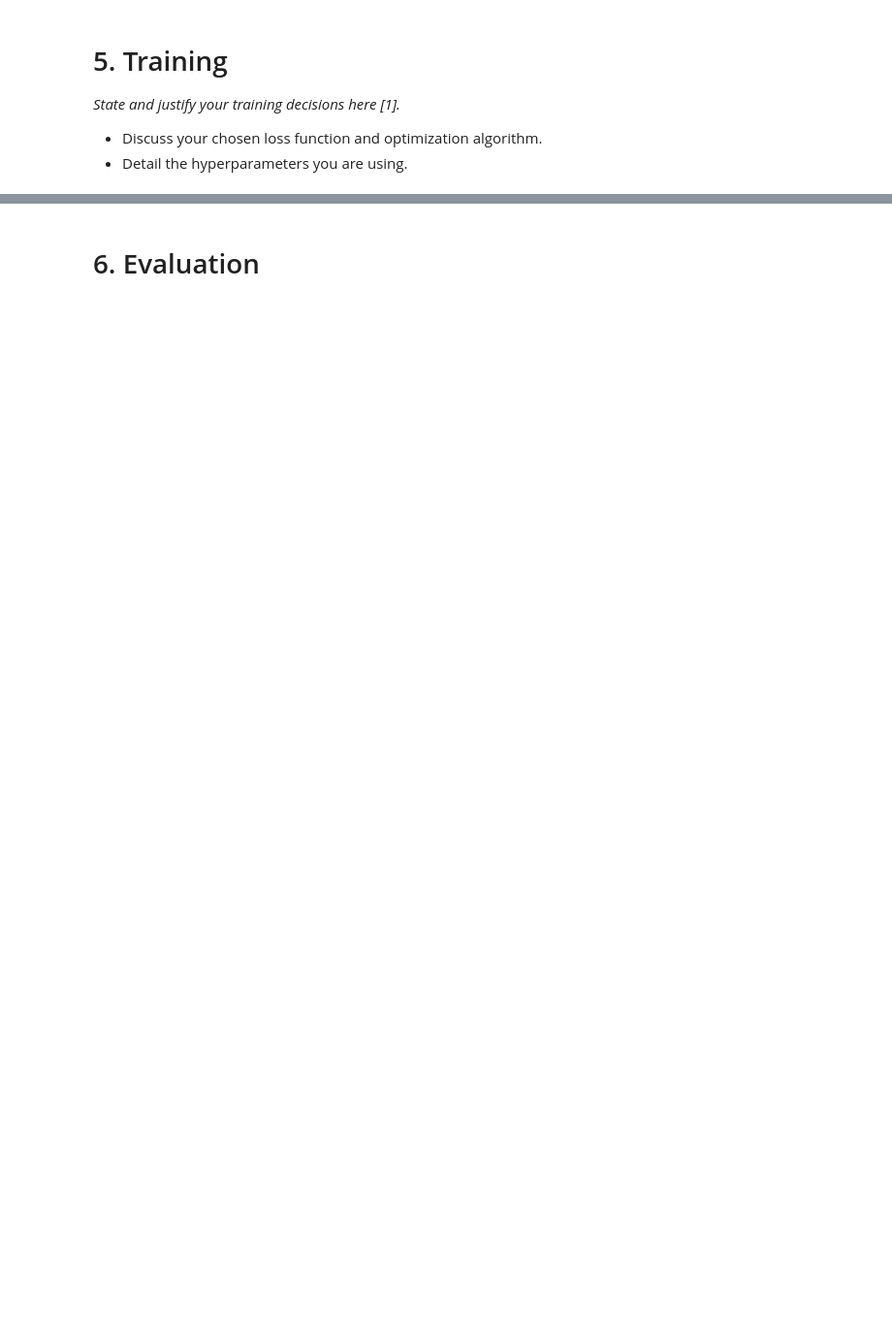
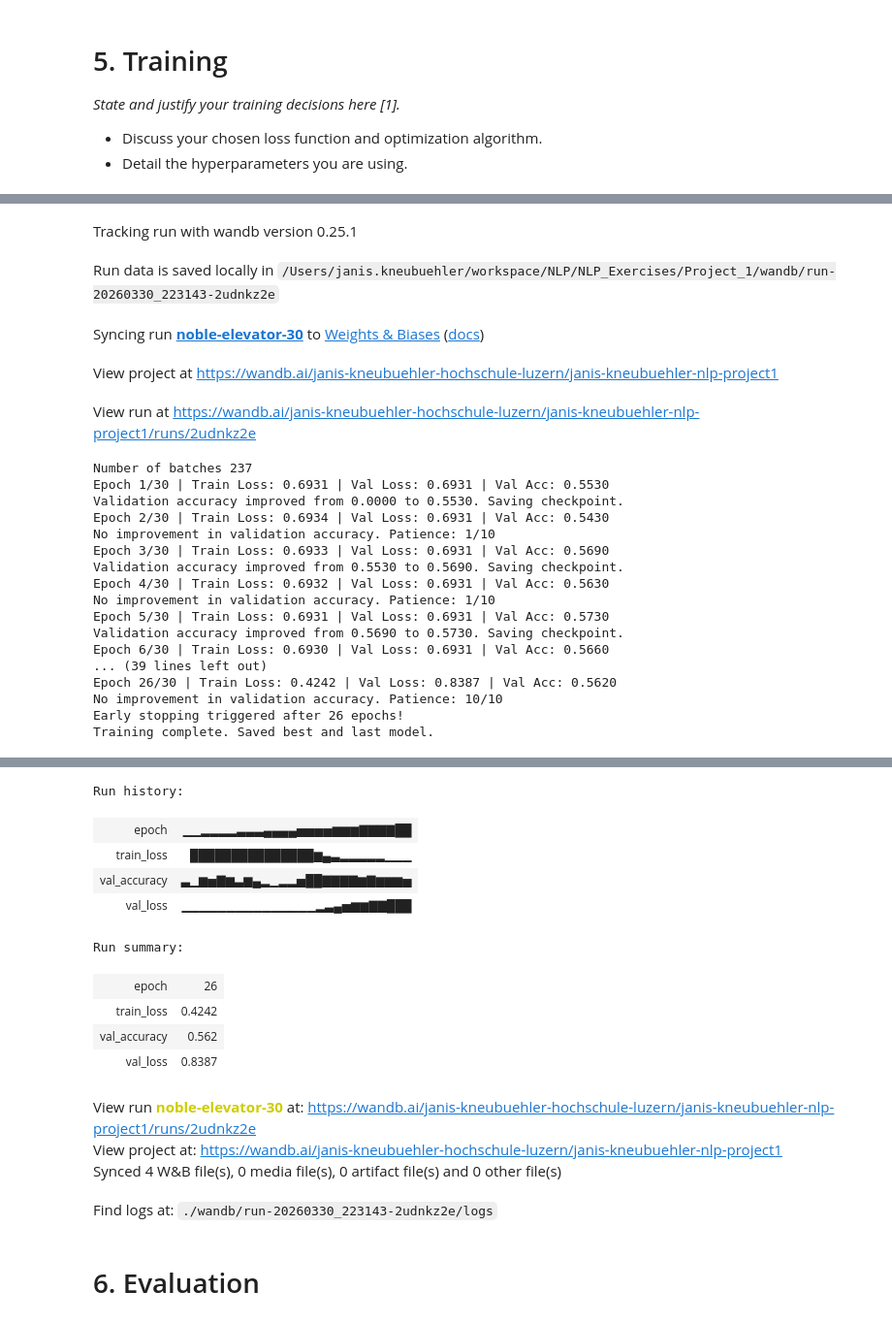
Before and after one commit to Kneubii/NLP_Exercises, a Jupyter notebook: Project_1/NLP_Project01_Janis_Kneubuehler.ipynb, the cells around one changed output, grey strips where cells are left out. Shown at 97% size. Drawn from its saved outputs; the diff is of its cells as text; code cells hidden in the pictures; blank space fills up the shorter version.

Commit message:
Documentation

```diff
--- a/Project_1/NLP_Project01_Janis_Kneubuehler.ipynb
+++ b/Project_1/NLP_Project01_Janis_Kneubuehler.ipynb
@@ -218,7 +222,7 @@ def collate_fn(batch):
         'labels': labels_tensor
     }
 
-batch_size = 32
+batch_size = 64
 
 train_loader = DataLoader(train, batch_size=batch_size, shuffle=True, collate_fn=collate_fn)
 valid_loader = DataLoader(valid, batch_size=batch_size, shuffle=False, collate_fn=collate_fn)
@@ -340,7 +341,7 @@ class ArchitectureTwo(torch.nn.Module):
             num_layers=num_layers,
             batch_first=True,
             bidirectional=True,
-            dropout=dropout_rate
+            dropout=dropout_rate if num_layers > 1 else 0.0 # This change was made by Claude after Code Review TODO document
         )
 
         lstm_output_dim = 2 * lstm_hidden_dim
@@ -356,7 +357,7 @@ class ArchitectureTwo(torch.nn.Module):
         embeds = self.embedding(input_ids)
         _, (hn, _) = self.lstm(embeds)
 
-        sentence_vec = torch.cat([hn[-2], hn[-1]], dim=-1)
+        sentence_vec = torch.cat([hn[-2], hn[-1]], dim=-1) # Concatenate the final forward and backward hidden states of the top LSTM layer to represent the sequence.
         return sentence_vec
 
     def forward(self, input1, input2):
@@ -552,0 +475,30 @@ wandb.finish()
+# %%
+import torch.optim as optim
+
+# Login to W&B
+wandb.login()
+
+wandb.init(
+    project="janis-kneubuehler-nlp-project1",
+    config={
+        "architecture": "ArchitectureTwo",
+        "run_goal": "add weight decay in optimizer",
+        "learning_rate": 1e-5,
+        'lstm_hidden_dim': 128,
+        'classifier_hidden_dim': 128,
+        'num_layers': 2,
+        "dropout": 0.5,
+        "epochs": 30,
+        "batch_size": batch_size
+    }
+)
+config2 = wandb.config
+
+model2 = ArchitectureTwo(embedding_matrix, lstm_hidden_dim=config2.lstm_hidden_dim, classifier_hidden_dim=config2.classifier_hidden_dim, num_layers=config2.num_layers, dropout_rate=config2.dropout)
+criterion2  = nn.CrossEntropyLoss()
+optimizer2  = optim.Adam(model2.parameters(), lr=config2.learning_rate, weight_decay=1e-4)
+
+train_model(model2, train_loader, valid_loader, criterion2, optimizer2, checkpoint_name="arch2", epochs=config2.epochs, patience=10)
+
+wandb.finish()
+# %% [output]
@@ -552,0 +506,22 @@ wandb.finish()
+Tracking run with wandb version 0.25.1
+Run data is saved locally in /Users/janis.kneubuehler/workspace/NLP/NLP_Exercises/Project_1/wandb/run-20260330_223143-2udnkz2e
+Syncing run noble-elevator-30 to Weights & Biases (docs)
+View project at https://wandb.ai/janis-kneubuehler-hochschule-luzern/janis-kneubuehler-nlp-project1
+View run at https://wandb.ai/janis-kneubuehler-hochschule-luzern/janis-kneubuehler-nlp-project1/runs/2udnkz2e
+Number of batches 237
+Epoch 1/30 | Train Loss: 0.6931 | Val Loss: 0.6931 | Val Acc: 0.5530
+Validation accuracy improved from 0.0000 to 0.5530. Saving checkpoint.
+Epoch 2/30 | Train Loss: 0.6934 | Val Loss: 0.6931 | Val Acc: 0.5430
+No improvement in validation accuracy. Patience: 1/10
+Epoch 3/30 | Train Loss: 0.6933 | Val Loss: 0.6931 | Val Acc: 0.5690
+Validation accuracy improved from 0.5530 to 0.5690. Saving checkpoint.
+Epoch 4/30 | Train Loss: 0.6932 | Val Loss: 0.6931 | Val Acc: 0.5630
+No improvement in validation accuracy. Patience: 1/10
+Epoch 5/30 | Train Loss: 0.6931 | Val Loss: 0.6931 | Val Acc: 0.5730
+Validation accuracy improved from 0.5690 to 0.5730. Saving checkpoint.
+Epoch 6/30 | Train Loss: 0.6930 | Val Loss: 0.6931 | Val Acc: 0.5660
+... (39 lines left out)
+Epoch 26/30 | Train Loss: 0.4242 | Val Loss: 0.8387 | Val Acc: 0.5620
+No improvement in validation accuracy. Patience: 10/10
+Early stopping triggered after 26 epochs!
+Training complete. Saved best and last model.
@@ -553,3 +529,17 @@ wandb.finish()
+Run history:
+| epoch | ▁▁▂▂▂▂▃▃▃▄▄▄▄▅▅▅▅▆▆▆▇▇▇▇██ |
+| train_loss | ███████████████▆▄▃▂▂▂▂▂▁▁▁ |
+| val_accuracy | ▃▁▆▅▇▆▃▆▄▂▁▂▂▅██▇▇▇▇▆▇▆▆▆▅ |
+| val_loss | ▁▁▁▁▁▁▁▁▁▁▁▁▁▁▁▂▃▄▅▆▆▇▇███ |
+Run summary:
+| epoch | 26 |
+| train_loss | 0.4242 |
+| val_accuracy | 0.562 |
+| val_loss | 0.8387 |
+View run noble-elevator-30 at: https://wandb.ai/janis-kneubuehler-hochschule-luzern/janis-kneubuehler-nlp-project1/runs/2udnkz2e
+View project at: https://wandb.ai/janis-kneubuehler-hochschule-luzern/janis-kneubuehler-nlp-project1
+Synced 4 W&B file(s), 0 media file(s), 0 artifact file(s) and 0 other file(s)
+Find logs at: ./wandb/run-20260330_223143-2udnkz2e/logs
 # %% [markdown]
 # 6. Evaluation
 # %%
```
Also changed, not shown: parts of 19 cells of this notebook.
